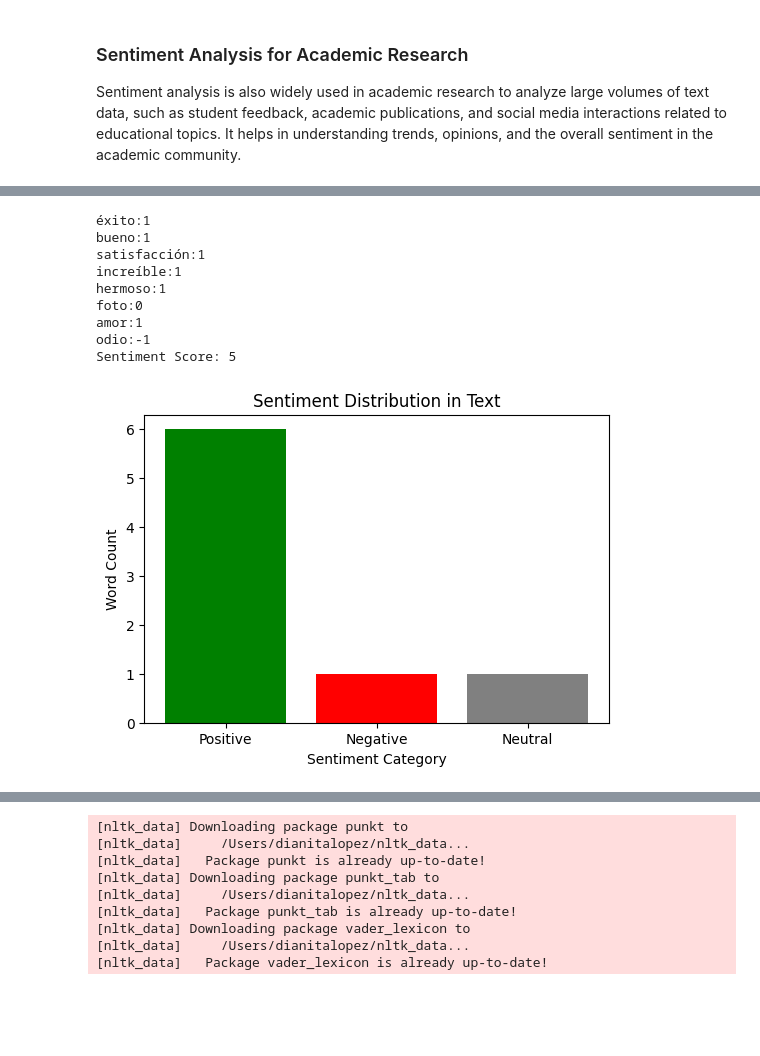
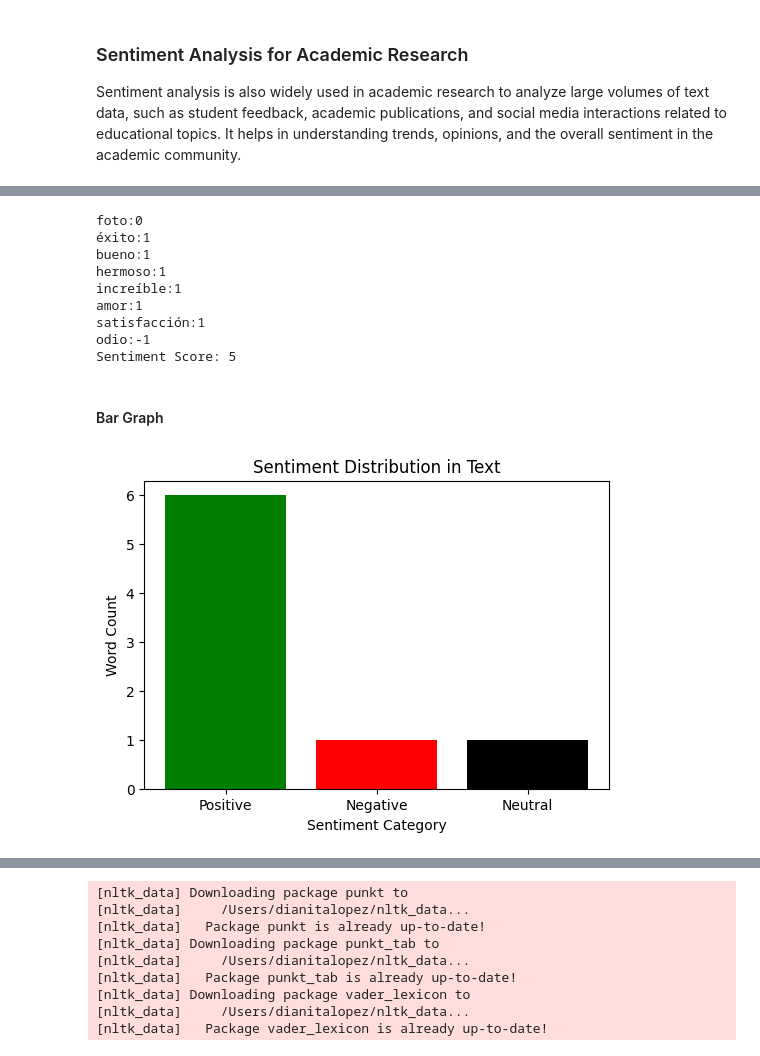
Before and after one commit to dianita956/sentiment_analysis_wrkshp, a Jupyter notebook: sentiment.ipynb, the cells around one changed output, grey strips where cells are left out. Drawn from its saved outputs; the diff is of its cells as text; code cells hidden in the pictures; blank space fills up the shorter version.

```diff
--- a/sentiment.ipynb
+++ b/sentiment.ipynb
@@ -63,4 +53,6 @@ from deep_translator import GoogleTranslator
 # %%
+import re
+
 #building a simple Spanish Lexicon (dictionary)
 #postive words score greater > than 0
 #negative words score less < than 0
@@ -108,7 +100,7 @@ def calculate_sentiment(text):
 
     for word in set(tokens): # set() is a Python built-in function used to create a set object. A set is unorder and part of data types: list, tuples,, and dictionary. it help to remoive dups.
         if word in lexicon:
-            word_scores[word] = lexicon[word] #creating a list to store words and its score
+            word_scores[word] = word_scores.get(word, 0) + lexicon[word] #creating a list to store words and its score
             total_score = total_score + lexicon[word]
             #print(total_score)
 
@@ -126,34 +118,37 @@ with open('SylviaGonzalez_CasaLatina.txt', 'r', encoding='utf-8') as f:
 sentiment_score, word_scores = calculate_sentiment(text)
 print(f"Sentiment Score: {sentiment_score}")
 # %% [output]
+foto:0
 éxito:1
 bueno:1
+hermoso:1
+increíble:1
+amor:1
 satisfacción:1
-increíble:1
-hermoso:1
-foto:0
-amor:1
 odio:-1
 Sentiment Score: 5
+# %% [markdown]
+#### Bar Graph
 # %%
+import matplotlib.pyplot as plt
 
 # Counting positive, negative, and neutral words
 positive_count = sum(1 for word, score in lexicon.items() if word in word_scores and score > 0)
 negative_count = sum(1 for word, score in lexicon.items() if word in word_scores and score < 0)
 neutral_count = sum(1 for word, score in lexicon.items() if word in word_scores and score == 0)
 
 # Creating a bar chart
 categories = ['Positive', 'Negative', 'Neutral']
 counts = [positive_count, negative_count, neutral_count]
 
 plt.figure(figsize=(6, 4))
-plt.bar(categories, counts, color=['green', 'red', 'gray'])
+plt.bar(categories, counts, color=['green', 'red', 'black'])
 plt.xlabel('Sentiment Category')
 plt.ylabel('Word Count')
 plt.title('Sentiment Distribution in Text')
 plt.show()
 # %% [output]
-[figure, old version]
+[figure, new version]
 # %%
 #example text
 with open('Sofia.txt', 'r', encoding='utf-8') as f:
```
Also changed, not shown: parts of 32 cells of this notebook.
